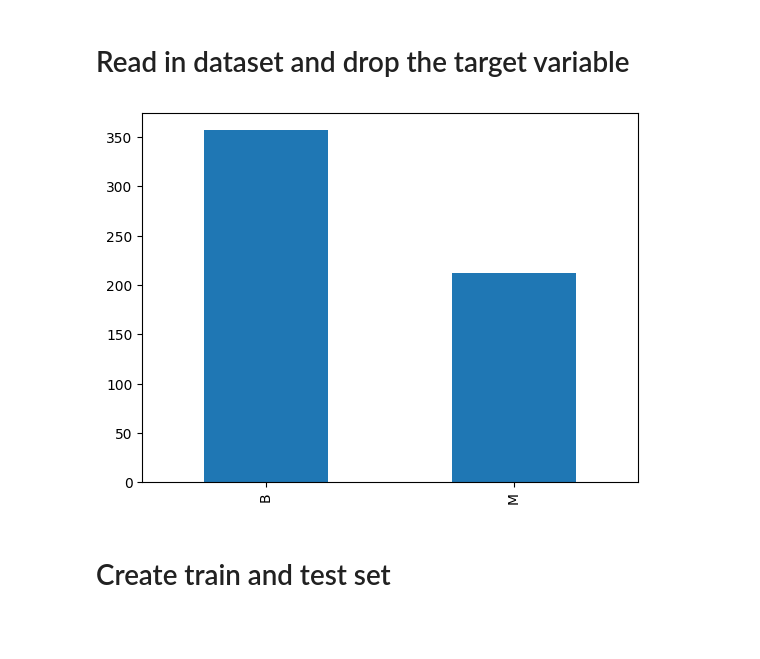
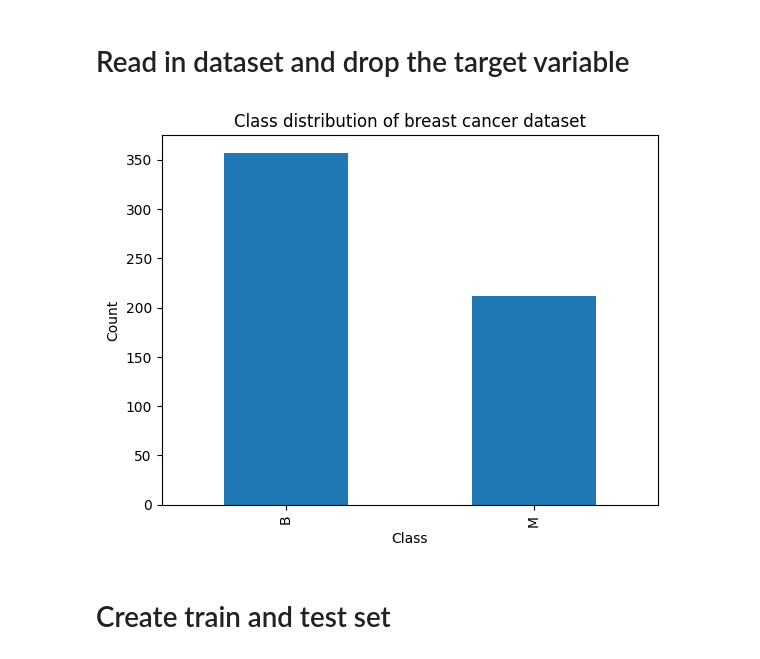
Before and after one commit to blake-barber/CS6830-Project-8, a Jupyter notebook: part2.ipynb, the cells around one changed output. Cells and saved outputs as stored; diff of their text form; code cells hidden in the pictures; blank space fills up the shorter version.

Commit message:
updated graph title

```diff
--- a/part2.ipynb
+++ b/part2.ipynb
@@ -64,17 +64,21 @@ def show_ann(mlp):
 # %%
 # Load the breast cancer dataset dropping first 2 columns
 wdbc = pd.read_csv('data/wdbc.data', header=None)
 
 #plot chart of class distribution
 wdbc[1].value_counts().plot(kind='bar')
+plt.title('Class distribution of breast cancer dataset')
+plt.xlabel('Class')
+plt.ylabel('Count')
+plt.show()
 
 # split into x and y and encode the target variable to 0 and 1 for malignant and benign
 X = wdbc.iloc[:, 2:]
 y = wdbc.iloc[:, 1]
 le = LabelEncoder()
 y = le.fit_transform(y)
 # %% [output]
-[figure, old version]
+[figure, new version]
 # %% [markdown]
 # Create train and test set
 # %%
```
